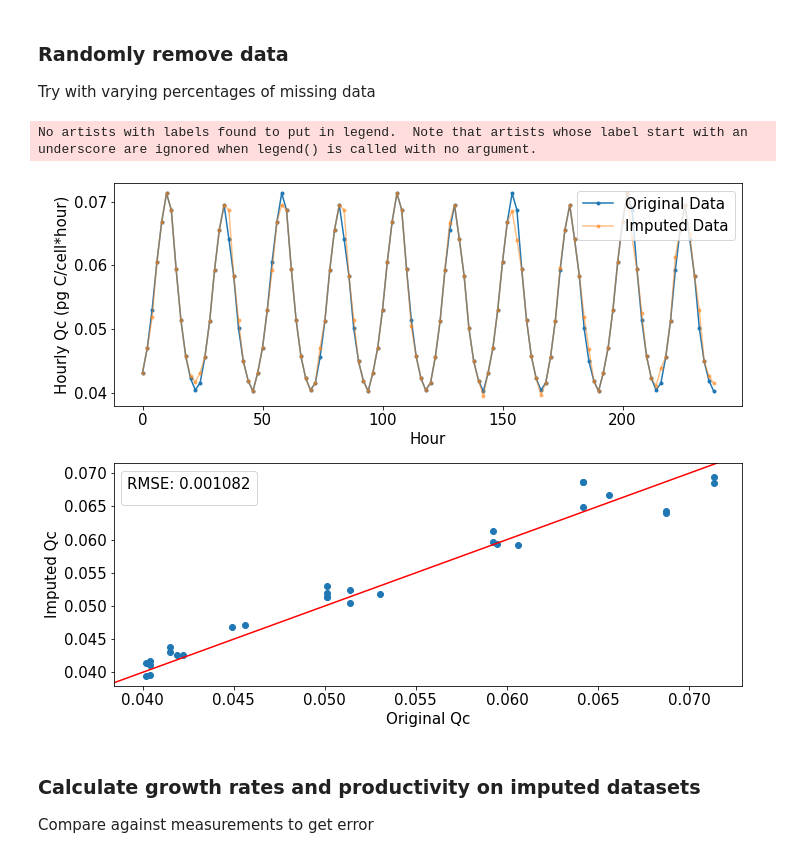
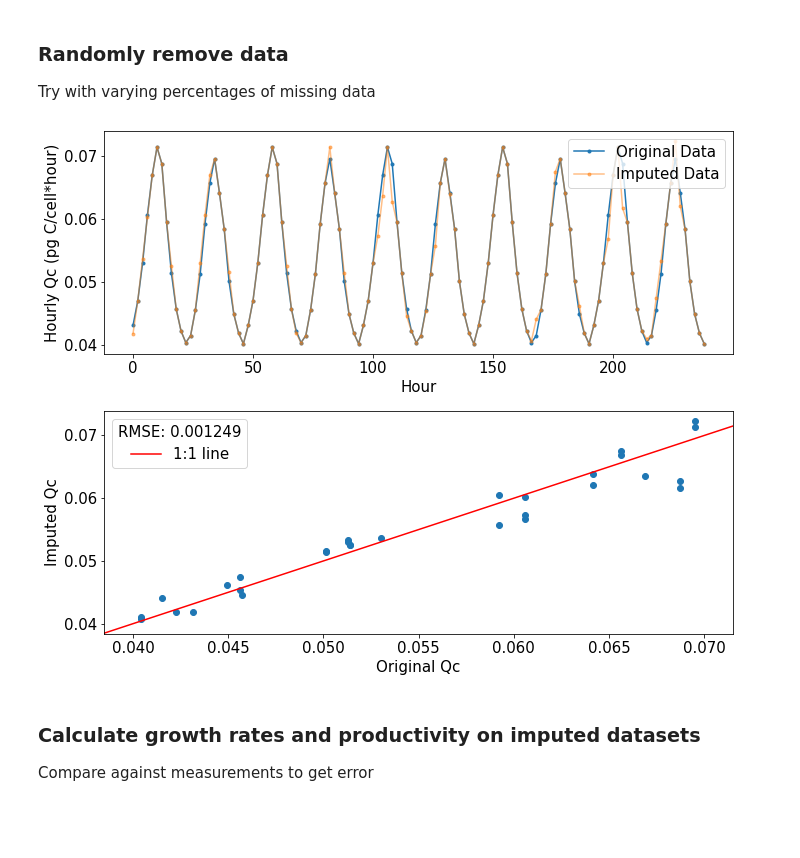
Before and after one commit to klqi/seaflow_tsd, a Jupyter notebook: zinser_simulations.ipynb, the cells around one changed output. Cells and saved outputs as stored; diff of their text form; code cells hidden in the pictures; blank space fills up the shorter version.

```diff
--- a/zinser_simulations.ipynb
+++ b/zinser_simulations.ipynb
@@ -243,40 +89,14 @@ def run_imputation(missing_df):
-# %%
-from sklearn.metrics import mean_squared_error
-# generate missing data
-missing_25=generate_missing_data(ten_days, 0.25)
-# calculate imputed values
-impute_df=run_imputation(missing_25)
-
-#### plot results ####
-# plot missing filled data with truth data
-fig,axs = plt.subplots(figsize=(10,8), nrows=2)
-# plot missing data first
-axs[0].plot(impute_df['hour'], impute_df['Qc_hour'], marker='.', label='Original Data')
-# plot filled in data
-axs[0].plot(impute_df['hour'], impute_df['with_missing'], marker='.', label='Imputed Data', alpha=0.5)
-
-# calculate RMSE
-rmse=mean_squared_error(impute_df.Qc_hour.values, impute_df.with_missing.values, squared=False)
-
-# add legend and labels
-axs[0].legend(loc='upper right')
-axs[0].set_xlabel('Hour')
-axs[0].set_ylabel('Hourly Qc (pg C/cell*hour)')
-
-# create second subplot of comparision with missing data
-filled_df=impute_df.loc[impute_df['pop'].isnull()]
-# plot comparision of both
-axs[1].plot(filled_df['Qc_hour'], filled_df['with_missing'], marker='o',linestyle='')
-# add 1:1 line
-axs[1].axline((0.04, 0.04), (0.07, 0.07),c='red')
-axs[1].set_xlabel('Original Qc')
-axs[1].set_ylabel('Imputed Qc')
-axs[1].legend(title=f'RMSE: {np.round(rmse,6)}')
-
-plt.tight_layout()
-# %% [output]
-No artists with labels found to put in legend.  Note that artists whose label start with an underscore are ignored when legend() is called with no argument.
-[figure, removed]
+# %%
+from sklearn.metrics import mean_squared_error
+# generate missing data
+missing_25=generate_missing_data(ten_days, 0.25)
+# calculate imputed values
+impute_df=run_imputation(missing_25)
+
+#### plot results ####
+plot_imputed(impute_df)
+# %% [output]
+[figure, added]
 # %% [markdown]
 ### Calculate growth rates and productivity on imputed datasets
 Compare against measurements to get error
```
Also changed, not shown: parts of 20 cells of this notebook, 3 other files.
